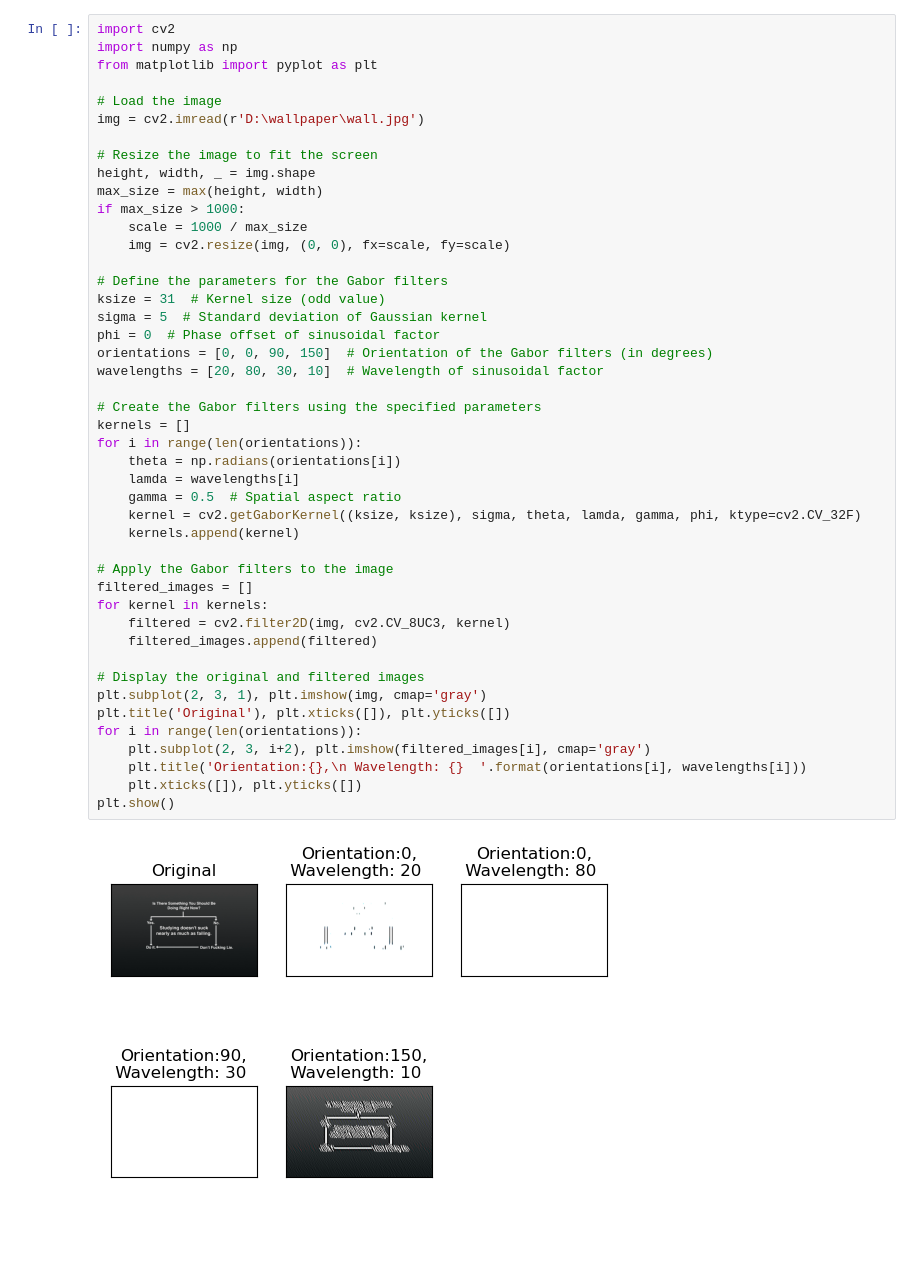
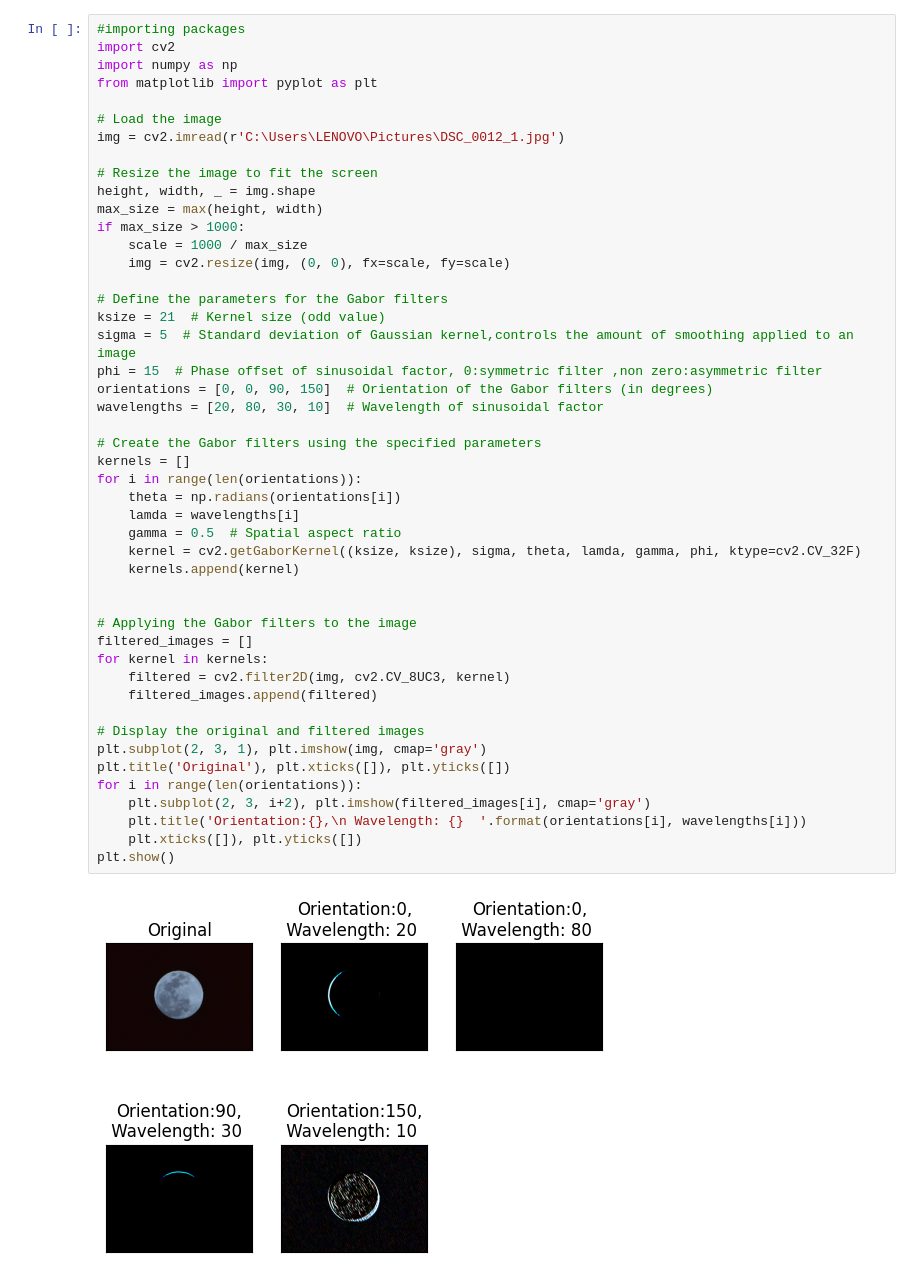
Before and after one commit to soucs/computer-vision-hands-on, a Jupyter notebook: Q2/Gaborfilter.ipynb, the cells around one changed output. Drawn from its saved outputs; the diff is of its cells as text; blank space fills up the shorter version.

Commit message:
changed the paramters of filter to optimize output

```diff
--- a/Q2/Gaborfilter.ipynb
+++ b/Q2/Gaborfilter.ipynb
@@ -1,10 +1,11 @@
 # %%
+#importing packages
 import cv2
 import numpy as np
 from matplotlib import pyplot as plt
 
 # Load the image
-img = cv2.imread(r'D:\wallpaper\wall.jpg')
+img = cv2.imread(r'C:\Users\LENOVO\Pictures\DSC_0012_1.jpg')
 
 # Resize the image to fit the screen
 height, width, _ = img.shape
@@ -13,35 +14,36 @@ if max_size > 1000:
     scale = 1000 / max_size
     img = cv2.resize(img, (0, 0), fx=scale, fy=scale)
 
 # Define the parameters for the Gabor filters
-ksize = 31  # Kernel size (odd value)
-sigma = 5  # Standard deviation of Gaussian kernel
-phi = 0  # Phase offset of sinusoidal factor
+ksize = 21  # Kernel size (odd value)
+sigma = 5  # Standard deviation of Gaussian kernel,controls the amount of smoothing applied to an image
+phi = 15  # Phase offset of sinusoidal factor, 0:symmetric filter ,non zero:asymmetric filter
 orientations = [0, 0, 90, 150]  # Orientation of the Gabor filters (in degrees)
 wavelengths = [20, 80, 30, 10]  # Wavelength of sinusoidal factor
 
 # Create the Gabor filters using the specified parameters
 kernels = []
 for i in range(len(orientations)):
     theta = np.radians(orientations[i])
     lamda = wavelengths[i]
     gamma = 0.5  # Spatial aspect ratio
     kernel = cv2.getGaborKernel((ksize, ksize), sigma, theta, lamda, gamma, phi, ktype=cv2.CV_32F)
     kernels.append(kernel)
 
-# Apply the Gabor filters to the image
+
+# Applying the Gabor filters to the image
 filtered_images = []
 for kernel in kernels:
     filtered = cv2.filter2D(img, cv2.CV_8UC3, kernel)
     filtered_images.append(filtered)
 
 # Display the original and filtered images
 plt.subplot(2, 3, 1), plt.imshow(img, cmap='gray')
 plt.title('Original'), plt.xticks([]), plt.yticks([])
 for i in range(len(orientations)):
     plt.subplot(2, 3, i+2), plt.imshow(filtered_images[i], cmap='gray')
     plt.title('Orientation:{},\n Wavelength: {}  '.format(orientations[i], wavelengths[i]))
     plt.xticks([]), plt.yticks([])
 plt.show()
 # %% [output]
-[figure, old version]
+[figure, new version]
```
Also changed, not shown: parts of 1 cell of this notebook, 1 other file.
